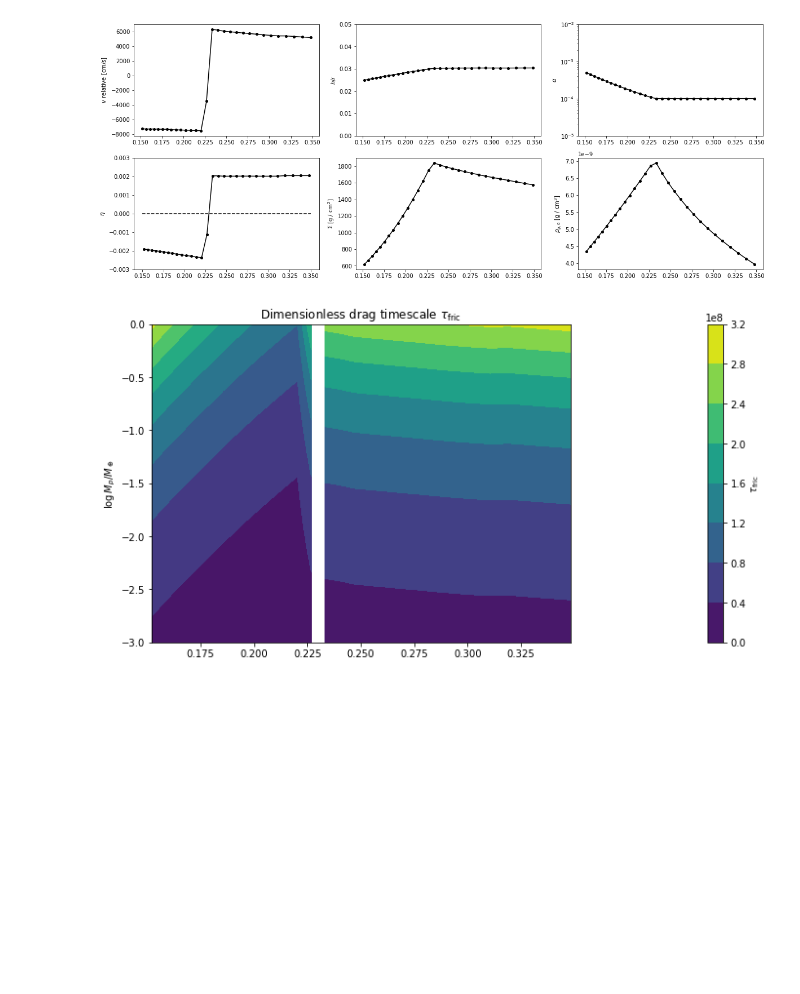
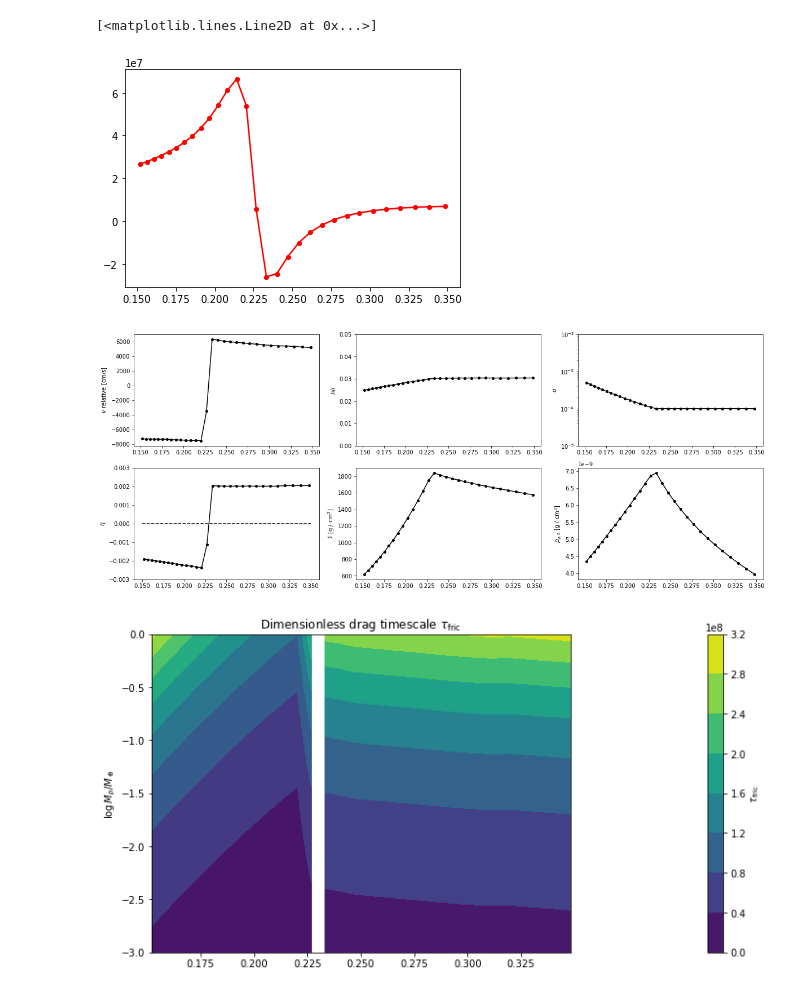
Before and after one commit to cassum-2022-project-21/workspace, a Jupyter notebook: disk/disk copy.ipynb, the cells around one changed output. Saved outputs shown, nothing was run; the diff lists cells and outputs as text; code cells hidden in the pictures; blank space fills up the shorter version.

```diff
--- a/disk/disk copy.ipynb
+++ b/disk/disk copy.ipynb
@@ -82,6 +82,21 @@ tau = t_fric * Ω[:, np.newaxis]
 
 _eta = 1 - np.square(vt_gas / v_K)
 v_rp = (-_eta * v_K)[:, np.newaxis] / (tau + 1. / tau)
+
+
+fa = 0.225
+fc = 50
+fm = 0.03
+fk = 640
+fb = 1
+fsr = fk * (r - fa)
+torque = -fb * fsr / (fsr * fsr + fc) + fm
+# %%
+Gamma_0 = (H / r_cm)**(-2.) * Ω * Ω * sigma * r_cm * r_cm * (3e-6)**2
+plt.plot(r[l], (torque * Gamma_0)[l])
+# %% [output]
+[<matplotlib.lines.Line2D at 0x...>]
+[figure, added]
 # %%
 import matplotlib.ticker as mticker
 
```
Also changed, not shown: parts of 1 cell of this notebook, 7 other files.
